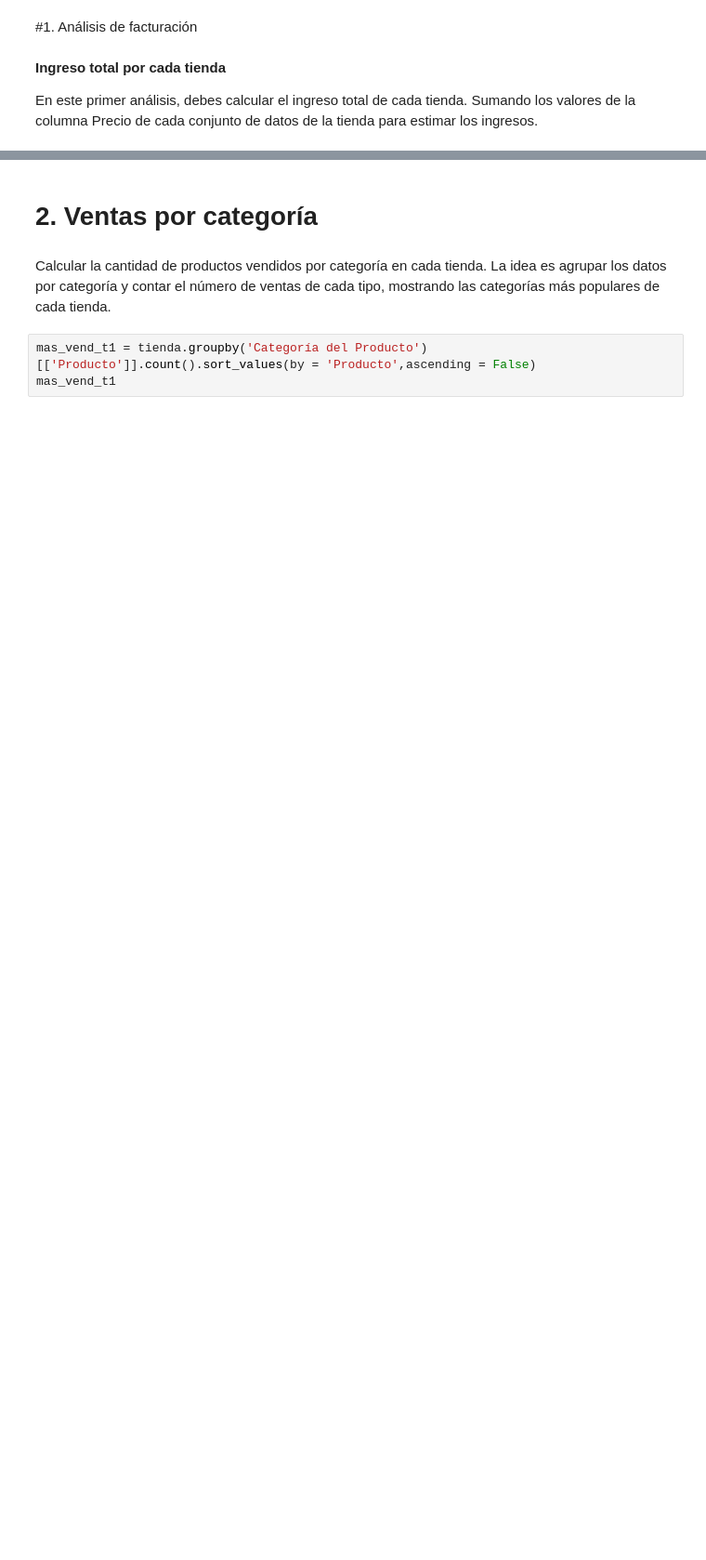
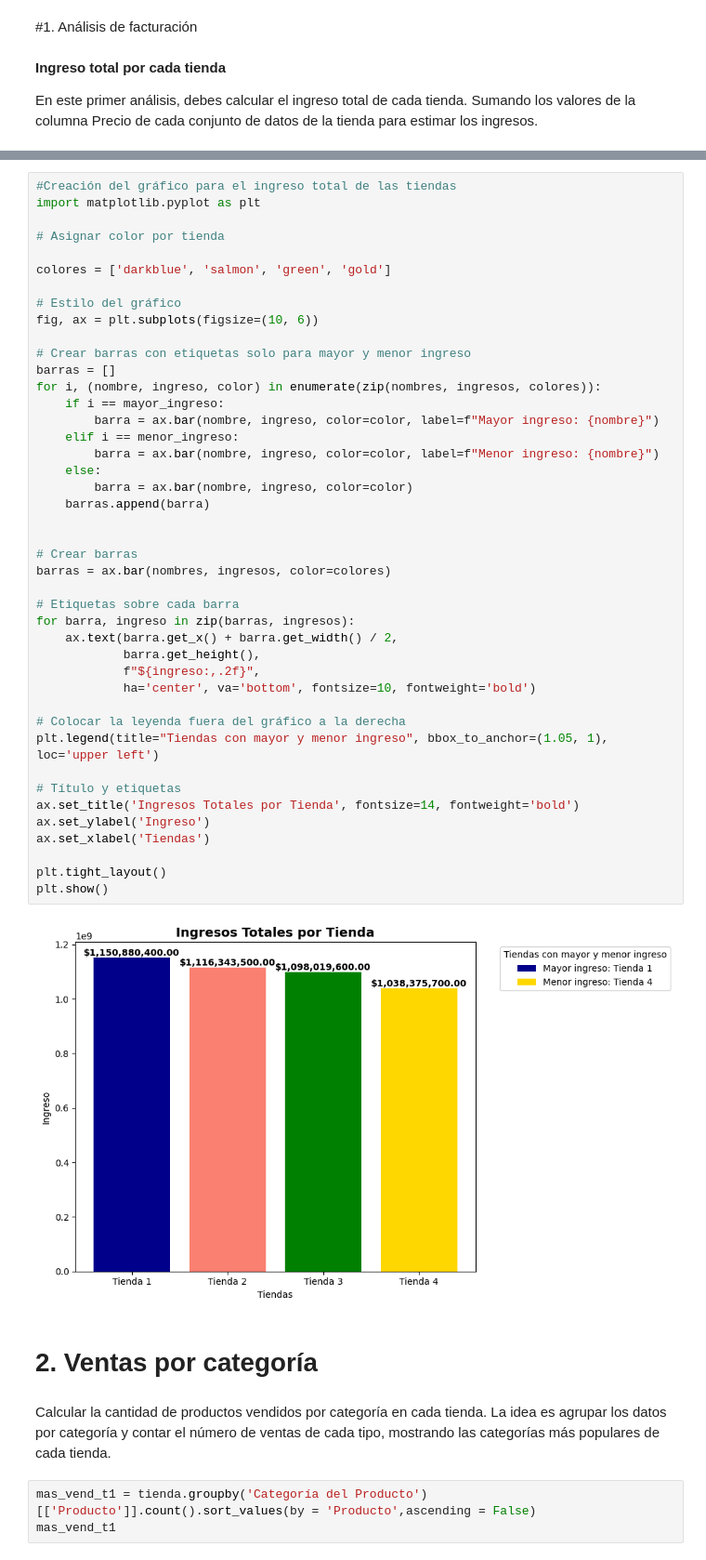
Before and after one commit to JGP-Code/Challenge_Alura_Store_Colab, a Jupyter notebook: AluraStoreLatam.ipynb, the cells around one changed output, grey strips where cells are left out. Shown: that part at 93% size. Drawn from its saved outputs; the diff is of its cells as text; blank space fills up the shorter version.

Commit message:
Modificación de formulas y creación de gráficos

```diff
--- a/AluraStoreLatam.ipynb
+++ b/AluraStoreLatam.ipynb
@@ -56,3 +59,48 @@ El ingreso total de la tienda 4 es de $1038375700.0
+# %%
+#Creación del gráfico para el ingreso total de las tiendas
+import matplotlib.pyplot as plt
+
+# Asignar color por tienda
+
+colores = ['darkblue', 'salmon', 'green', 'gold']
+
+# Estilo del gráfico
+fig, ax = plt.subplots(figsize=(10, 6))
+
+# Crear barras con etiquetas solo para mayor y menor ingreso
+barras = []
+for i, (nombre, ingreso, color) in enumerate(zip(nombres, ingresos, colores)):
+    if i == mayor_ingreso:
+        barra = ax.bar(nombre, ingreso, color=color, label=f"Mayor ingreso: {nombre}")
+    elif i == menor_ingreso:
+        barra = ax.bar(nombre, ingreso, color=color, label=f"Menor ingreso: {nombre}")
+    else:
+        barra = ax.bar(nombre, ingreso, color=color)
+    barras.append(barra)
+
+
+# Crear barras
+barras = ax.bar(nombres, ingresos, color=colores)
+
+# Etiquetas sobre cada barra
+for barra, ingreso in zip(barras, ingresos):
+    ax.text(barra.get_x() + barra.get_width() / 2,
+            barra.get_height(),
+            f"${ingreso:,.2f}",
+            ha='center', va='bottom', fontsize=10, fontweight='bold')
+
+# Colocar la leyenda fuera del gráfico a la derecha
+plt.legend(title="Tiendas con mayor y menor ingreso", bbox_to_anchor=(1.05, 1), loc='upper left')
+
+# Título y etiquetas
+ax.set_title('Ingresos Totales por Tienda', fontsize=14, fontweight='bold')
+ax.set_ylabel('Ingreso')
+ax.set_xlabel('Tiendas')
+
+plt.tight_layout()
+plt.show()
+# %% [output]
+[figure, added]
 # %% [markdown]
 # 2. Ventas por categoría
 # %% [markdown]
```
Also changed, not shown: parts of 21 cells of this notebook.
